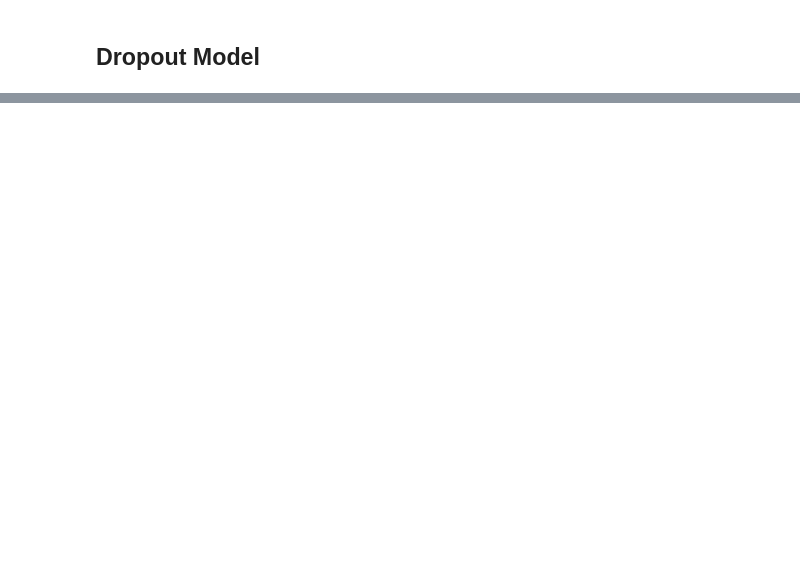
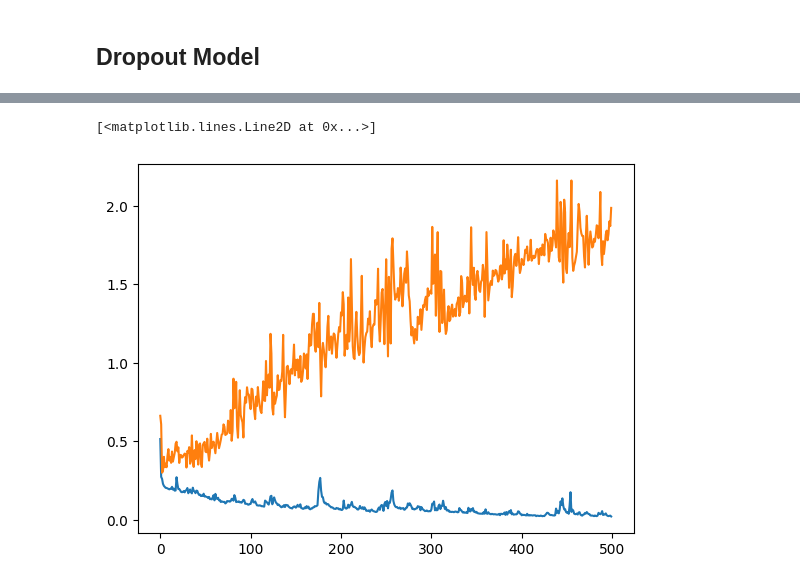
Before and after one commit to KuldipDongare1707/Deep_Learning, a Jupyter notebook: Dropout_DL.ipynb, the cells around one changed output, grey strips where cells are left out. Drawn from its saved outputs; the diff is of its cells as text; code cells hidden in the pictures; blank space fills up the shorter version.

```diff
--- a/Dropout_DL.ipynb
+++ b/Dropout_DL.ipynb
@@ -98,0 +376,6 @@ plt.show()
+# %%
+plt.plot(history.history['loss'])
+plt.plot(history.history['val_loss'])
+# %% [output]
+[<matplotlib.lines.Line2D at 0x...>]
+[figure, added]
```
Also changed, not shown: parts of 21 cells of this notebook.
